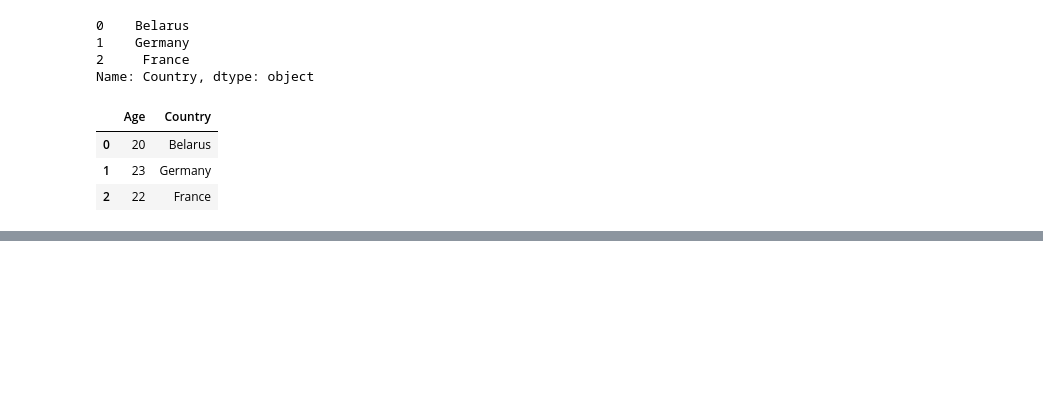
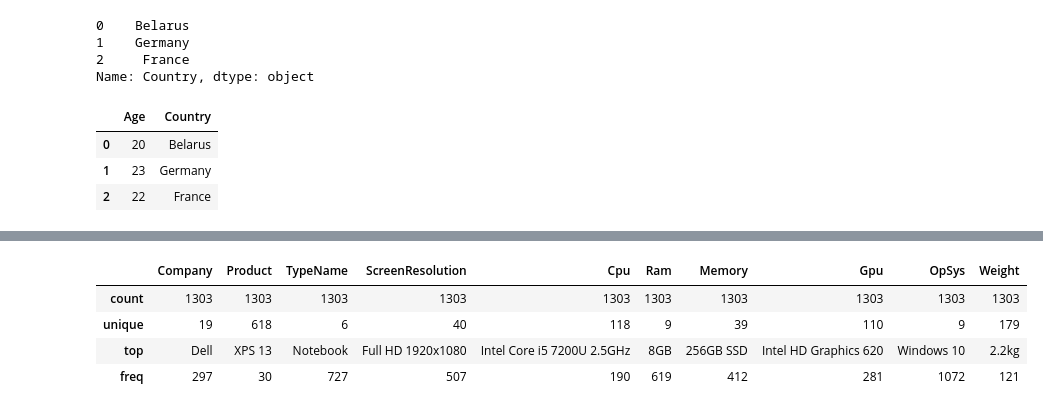
Before and after one commit to Olga643/Example, a Jupyter notebook: Untitled13.ipynb, the cells around one changed output, grey strips where cells are left out. Cells and saved outputs as stored; diff of their text form; code cells hidden in the pictures; blank space fills up the shorter version.

```diff
--- a/Untitled13.ipynb
+++ b/Untitled13.ipynb
@@ -67,0 +168,8 @@ df[['Age', 'Country']]
+# %%
+df.describe(include=['object'])
+# %% [output]
+|  | Company | Product | TypeName | ScreenResolution | Cpu | Ram | Memory | Gpu | OpSys | Weight |
+| count | 1303 | 1303 | 1303 | 1303 | 1303 | 1303 | 1303 | 1303 | 1303 | 1303 |
+| unique | 19 | 618 | 6 | 40 | 118 | 9 | 39 | 110 | 9 | 179 |
+| top | Dell | XPS 13 | Notebook | Full HD 1920x1080 | Intel Core i5 7200U 2.5GHz | 8GB | 256GB SSD | Intel HD Graphics 620 | Windows 10 | 2.2kg |
+| freq | 297 | 30 | 727 | 507 | 190 | 619 | 412 | 281 | 1072 | 121 |
```
Also changed, not shown: parts of 23 cells of this notebook.
